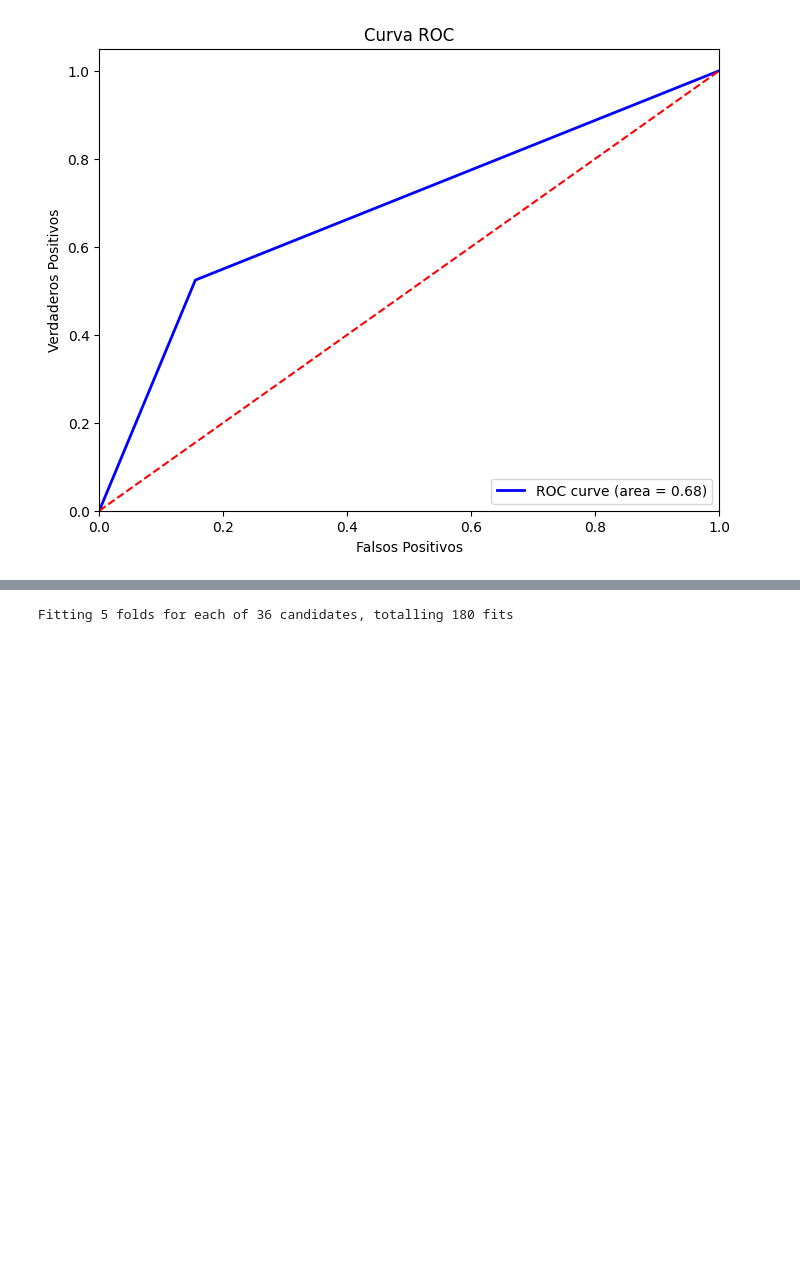
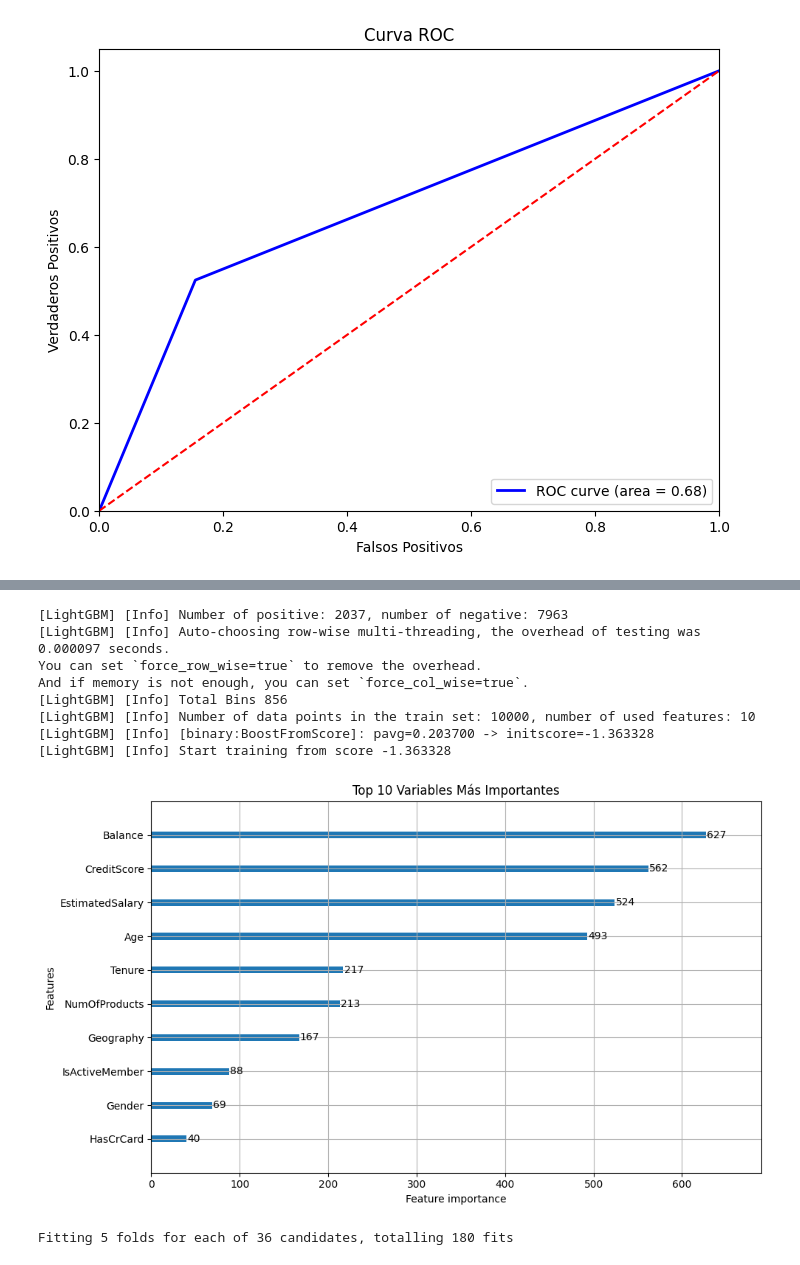
Before and after one commit to DarkinMC/CustomerChurn_Prediction_BankingSector_1AN-213_HAN_G4, a Jupyter notebook: Bank_customer_churn_pred.ipynb, the cells around one changed output, grey strips where cells are left out. Drawn from its saved outputs; the diff is of its cells as text; code cells hidden in the pictures; blank space fills up the shorter version.

Commit message:
Light GBM-JU

```diff
--- a/Bank_customer_churn_pred.ipynb
+++ b/Bank_customer_churn_pred.ipynb
@@ -428,0 +435,16 @@ plt.show()
+# %%
+df_clean = df.drop(columns=["RowNumber", "CustomerId", "Surname"])
+
+# Separar features (X) y target (y)
+
+X = df_clean.drop(columns=["Exited"])
+
+y = df_clean["Exited"]
+
+# Codificar variables categóricas (Geography y Gender)
+
+for col in X.select_dtypes(include="object").columns:
+
+    le = LabelEncoder()
+
+    X[col] = le.fit_transform(X[col])
@@ -429,3 +503,23 @@ plt.show()
+# %%
+final_model = lgb.LGBMClassifier(random_state=42)
+final_model.fit(X, y)
+lgb.plot_importance(final_model,
+                    max_num_features=10,
+                    importance_type='split',
+                    figsize=(10, 6))
+plt.title("Top 10 Variables Más Importantes")
+plt.tight_layout()
+plt.show()
+# %% [output]
+[LightGBM] [Info] Number of positive: 2037, number of negative: 7963
+[LightGBM] [Info] Auto-choosing row-wise multi-threading, the overhead of testing was 0.000097 seconds.
+You can set `force_row_wise=true` to remove the overhead.
+And if memory is not enough, you can set `force_col_wise=true`.
+[LightGBM] [Info] Total Bins 856
+[LightGBM] [Info] Number of data points in the train set: 10000, number of used features: 10
+[LightGBM] [Info] [binary:BoostFromScore]: pavg=0.203700 -> initscore=-1.363328
+[LightGBM] [Info] Start training from score -1.363328
+[figure, added]
 # %%
 #KNN- José V
 from sklearn.model_selection import train_test_split, GridSearchCV
```
Also changed, not shown: parts of 2 cells of this notebook.
